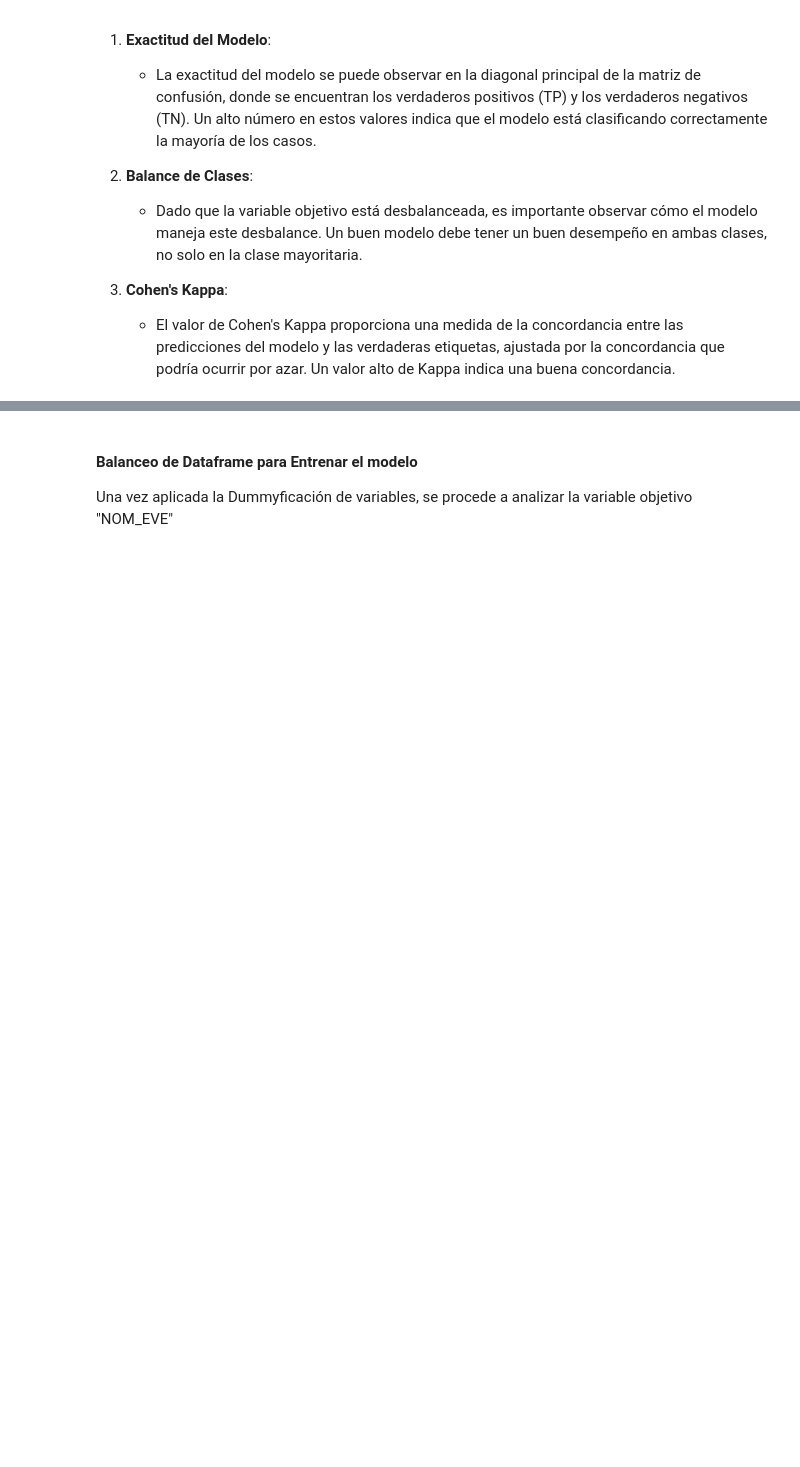
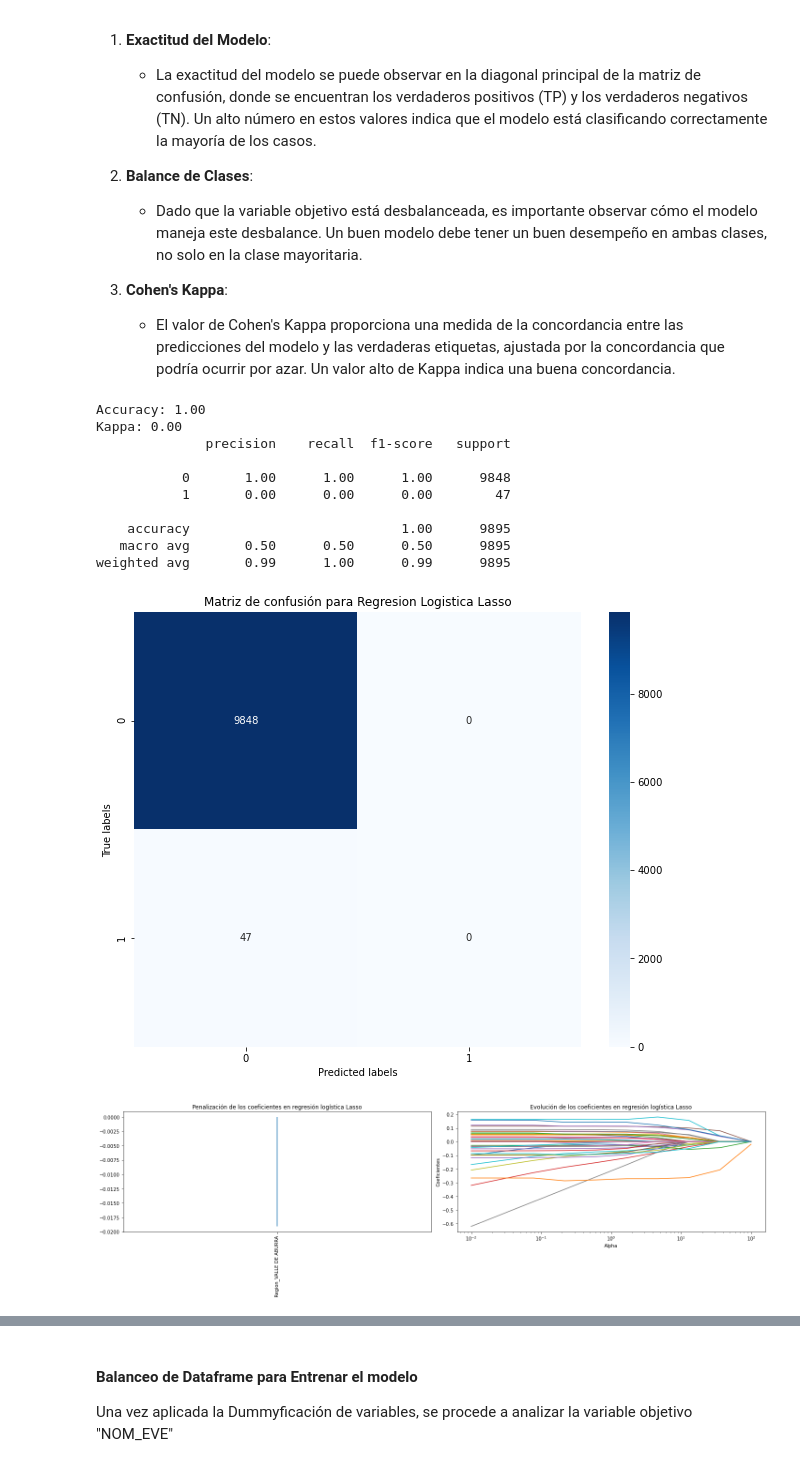
Before and after one commit to ngarciap/Analisis_Cuantitativo, a Jupyter notebook: Taller 3/Taller_3_Punto4.ipynb, the cells around one changed output, grey strips where cells are left out. Cells and saved outputs as stored; diff of their text form; code cells hidden in the pictures; blank space fills up the shorter version.

```diff
--- a/Taller 3/Taller_3_Punto4.ipynb
+++ b/Taller 3/Taller_3_Punto4.ipynb
@@ -285,0 +275,62 @@ rl1.plot_confusion_matrix(y_test, y_pred_lasso)        # Matriz de confusión
+# %%
+####################################################################################################################################
+## RODRI POR ACA VAMOS                                                                                                            ##
+####################################################################################################################################
+# Instanciar el Objeto RegresionLogistica Lasso
+cs = np.logspace(-2, 2, 10)                            # Definir los valores de alpha, se ponen 10 valores por la limitacion computacional
+rl1 = RegresionLogisticaLasso(Cs = cs)
+rl1.fit_model(X_train_scaled, y_train)
+y_pred_lasso = rl1.predict(X_test_scaled)
+rl1.evaluate(y_test, y_pred_lasso)                     # Evaluar el modelo
+rl1.plot_confusion_matrix(y_test, y_pred_lasso)        # Matriz de confusión
+
+
+# Obtener los coeficientes para cada valor de alpha
+lasso_coefs = []
+for a in cs:
+    lasso = LogisticRegression(penalty='l1', C=1/a, solver='liblinear', random_state=42)
+    lasso.fit(X_train_scaled, y_train)
+    lasso_coefs.append(lasso.coef_.flatten())  # Aplanar los coeficientes y agregarlos a la lista
+
+lasso_coefs = np.array(lasso_coefs)  # Convertir la lista en un arreglo de numpy bidimensional (100, n_coeficientes)
+
+# Coeficientes del modelo Lasso con el alpha óptimo y los predictores seleccionados
+df_coeficientes_Lasso = pd.DataFrame({
+    "predictores": X_train.columns,
+    "coeficientes": rl1.coefs().flatten()
+    })
+
+df_coeficientes_Lasso = df_coeficientes_Lasso.query("coeficientes != 0")
+#print(df_coeficientes_Lasso)
+
+# Generar las gráficas para la evolución de los coeficientes de regresión
+fig, axes = plt.subplots(1, 2, figsize=(20, 6))
+
+# Gráfica para penalización de Coeficientes
+axes[0].stem(df_coeficientes_Lasso.predictores, df_coeficientes_Lasso.coeficientes, markerfmt = ' ')
+axes[0].set_xticks(df_coeficientes_Lasso.predictores)
+axes[0].set_xticklabels(df_coeficientes_Lasso.predictores, rotation = 90)
+axes[0].set_title('Penalización de los coeficientes en regresión logística Lasso')
+# Gráfica para coeficientes vs Alpha
+axes[1].plot(cs, lasso_coefs)
+axes[1].set_xscale('log')
+axes[1].set_xlabel('Alpha')
+axes[1].set_ylabel('Coeficientes')
+axes[1].set_title('Evolución de los coeficientes en regresión logística Lasso')
+axes[1].axis('tight')
+
+plt.tight_layout()
+plt.show()
+# %% [output]
+Accuracy: 1.00
+Kappa: 0.00
+              precision    recall  f1-score   support
+
+           0       1.00      1.00      1.00      9848
+           1       0.00      0.00      0.00        47
+
+    accuracy                           1.00      9895
+   macro avg       0.50      0.50      0.50      9895
+weighted avg       0.99      1.00      0.99      9895
+[figure, added]
+[figure, added]
```
Also changed, not shown: parts of 8 cells of this notebook.
